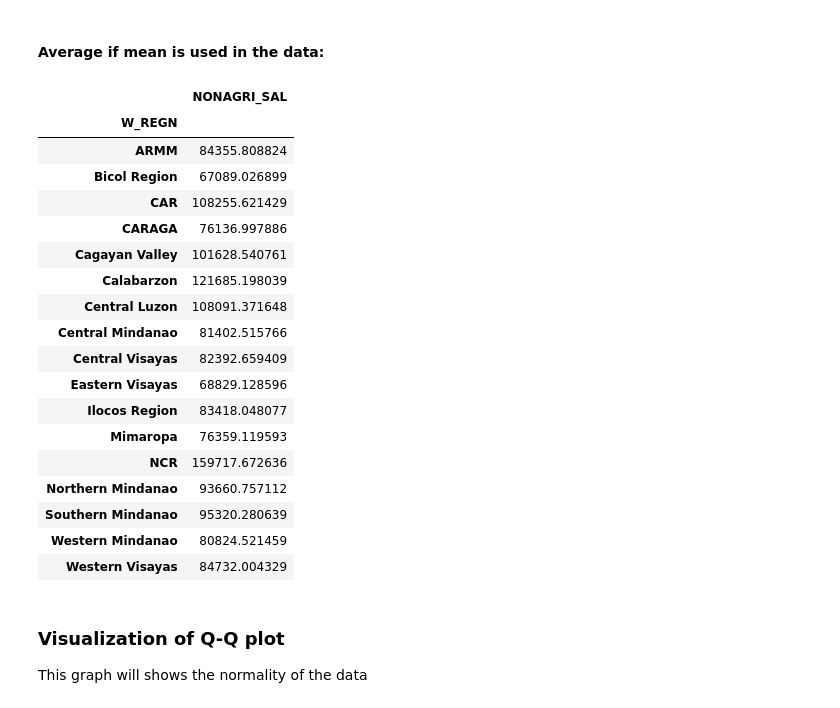
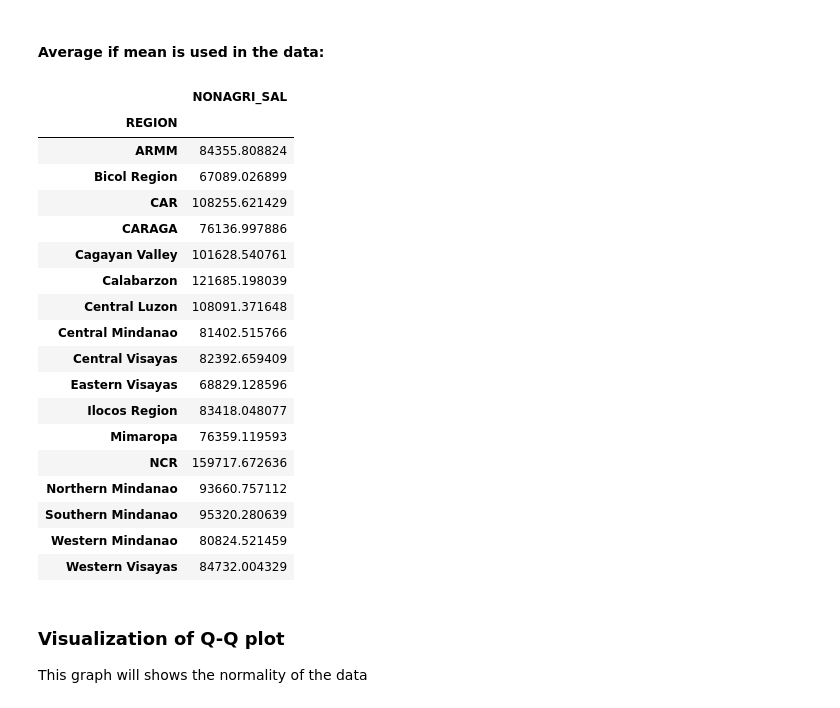
Before and after one commit to chiwasushuba/CSMODEL-Project, a Jupyter notebook: [Phase 2].ipynb, the cells around one changed output. Drawn from its saved outputs; the diff is of its cells as text; code cells hidden in the pictures.

```diff
--- a/[Phase 2].ipynb
+++ b/[Phase 2].ipynb
@@ -622,3 +627,5 @@ selected_df
+# %%
+selected_df.rename(columns={"W_REGN": "REGION"}, inplace=True)
 # %% [markdown]
 ## Drop those who do not have a job
 We drop those who do not have job because we only want to get the information from sole earners.
@@ -732,7 +739,7 @@ region_mapping = {
     16 : "CARAGA"
 }
 
-selected_df['W_REGN'] = selected_df['W_REGN'].map(region_mapping)
+selected_df['REGION'] = selected_df['REGION'].map(region_mapping)
 # %% [output]
 A value is trying to be set on a copy of a slice from a DataFrame.
 Try using .loc[row_indexer,col_indexer] = value instead
@@ -917,13 +924,13 @@ The median is used here because there are outliers in the salary data. Since out
 # %% [markdown]
 #### Average if mean is used in the data:
 # %%
-grouped_regions_example = selected_df.groupby(["W_REGN"])
+grouped_regions_example = selected_df.groupby(["REGION"])
 mean_avg_salaries = selected_df["NONAGRI_SAL"]
 grouped_regions_example = grouped_regions_example.agg({"NONAGRI_SAL" : "mean"})
 grouped_regions_example
 # %% [output]
 |  | NONAGRI_SAL |
-| W_REGN |  |
+| REGION |  |
 | ARMM | 84355.808824 |
 | Bicol Region | 67089.026899 |
 | CAR | 108255.621429 |
```
Also changed, not shown: parts of 52 cells of this notebook.
